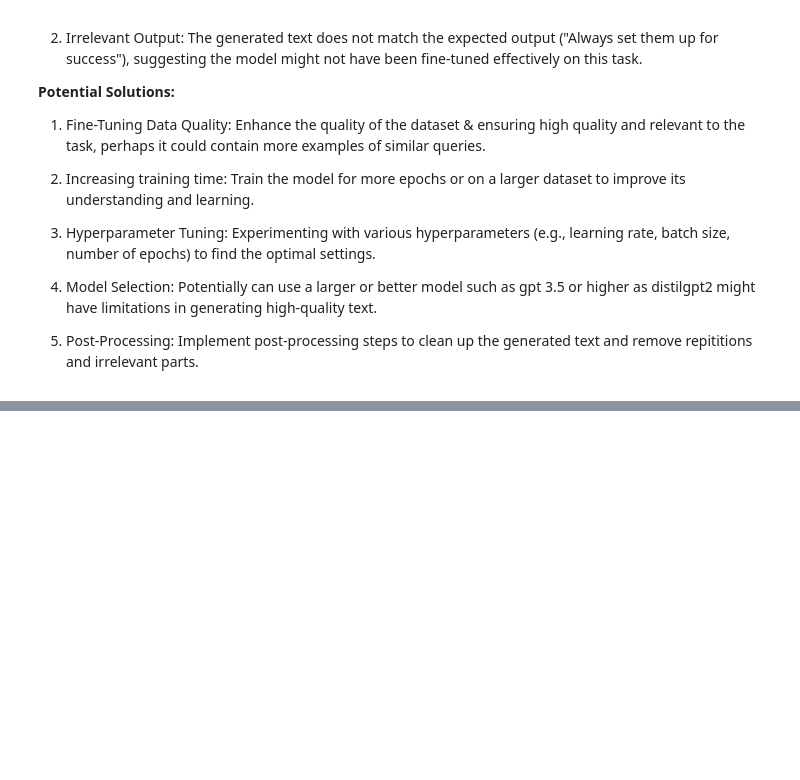
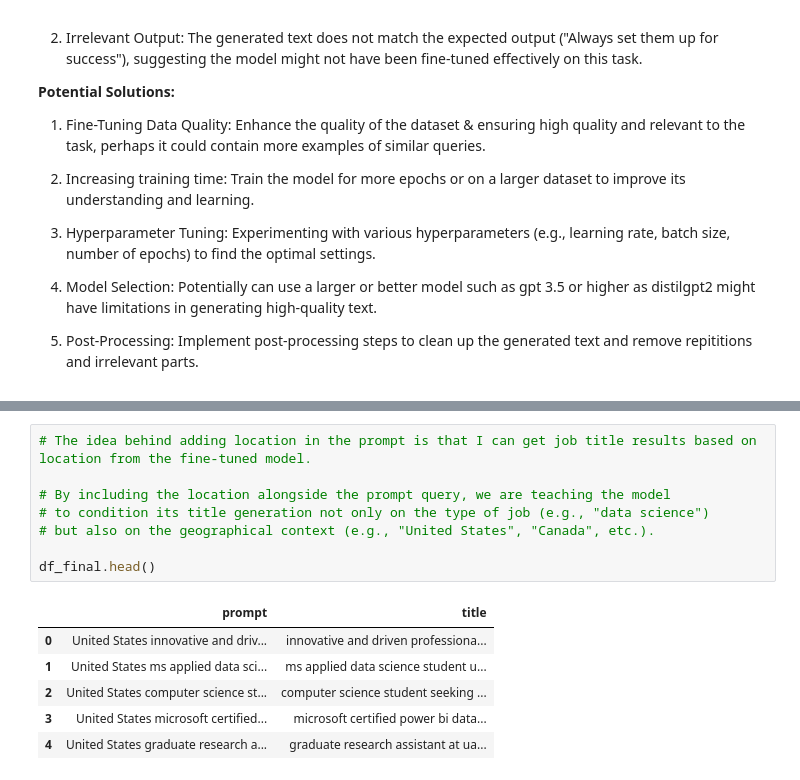
Before and after one commit to Areeb297/Potential-Talents-Human-Resources-Staffing---Apziva-Project, a Jupyter notebook: Potential_Talents.ipynb, the cells around one changed output, grey strips where cells are left out. Cells and saved outputs as stored; diff of their text form; blank space fills up the shorter version.

```diff
--- a/Potential_Talents.ipynb
+++ b/Potential_Talents.ipynb
@@ -2734,0 +2824,15 @@ Success at the University of Technology Human Resources Management Specialist Bu
+# %%
+# The idea behind adding location in the prompt is that I can get job title results based on location from the fine-tuned model.
+
+# By including the location alongside the prompt query, we are teaching the model
+# to condition its title generation not only on the type of job (e.g., "data science")
+# but also on the geographical context (e.g., "United States", "Canada", etc.).
+
+df_final.head()
+# %% [output]
+|  | prompt | title |
+| 0 | United States innovative and driv... | innovative and driven professiona... |
+| 1 | United States ms applied data sci... | ms applied data science student u... |
+| 2 | United States computer science st... | computer science student seeking ... |
+| 3 | United States microsoft certified... | microsoft certified power bi data... |
+| 4 | United States graduate research a... | graduate research assistant at ua... |
```
Also changed, not shown: parts of 19 cells of this notebook.
